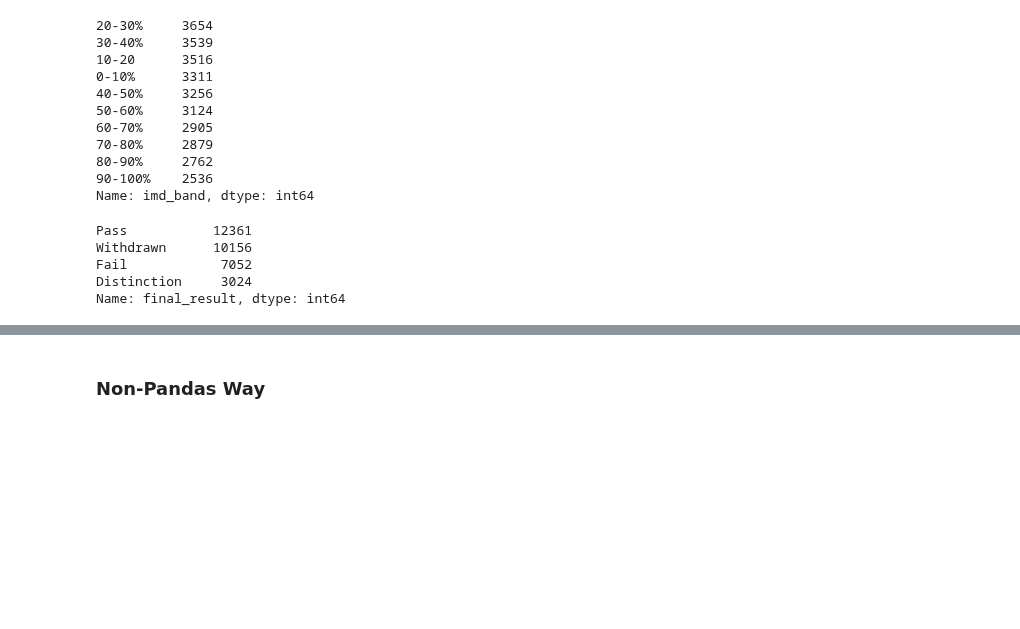
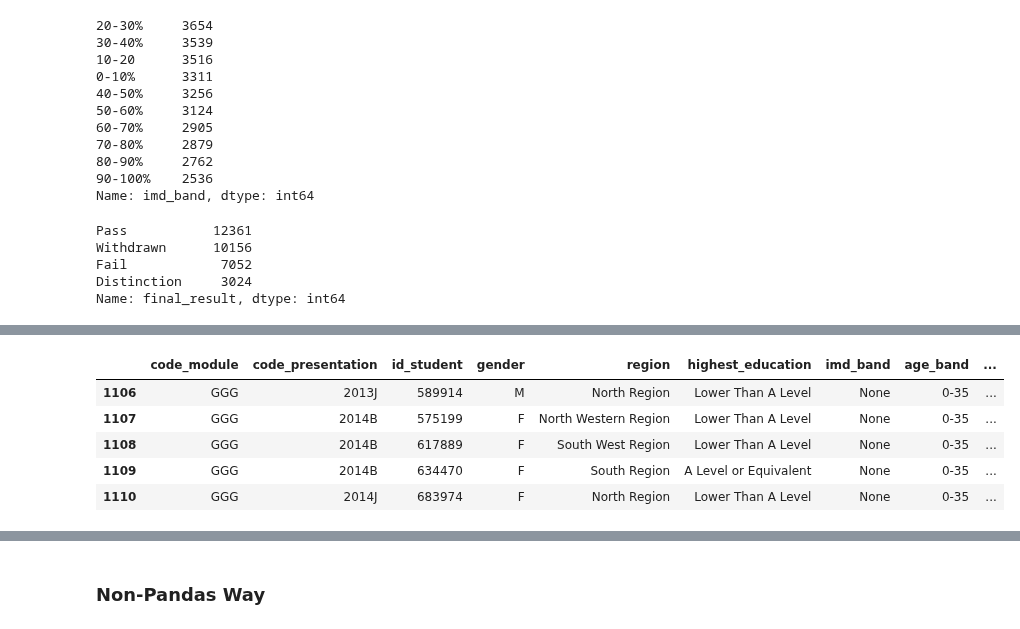
Before and after one commit to MagicMilly/ua-application, a Jupyter notebook: uni_data_analysis.ipynb, the cells around one changed output, grey strips where cells are left out. Cells and saved outputs as stored; diff of their text form; code cells hidden in the pictures; blank space fills up the shorter version.

```diff
--- a/uni_data_analysis.ipynb
+++ b/uni_data_analysis.ipynb
@@ -224,0 +239,9 @@ c.execute("""
+# %%
+imd_nulls.tail()
+# %% [output]
+|  | code_module | code_presentation | id_student | gender | region | highest_education | imd_band | age_band | ... |
+| 1106 | GGG | 2013J | 589914 | M | North Region | Lower Than A Level | None | 0-35 | ... |
+| 1107 | GGG | 2014B | 575199 | F | North Western Region | Lower Than A Level | None | 0-35 | ... |
+| 1108 | GGG | 2014B | 617889 | F | South West Region | Lower Than A Level | None | 0-35 | ... |
+| 1109 | GGG | 2014B | 634470 | F | South Region | A Level or Equivalent | None | 0-35 | ... |
+| 1110 | GGG | 2014J | 683974 | F | North Region | Lower Than A Level | None | 0-35 | ... |
```
Also changed, not shown: parts of 54 cells of this notebook.
